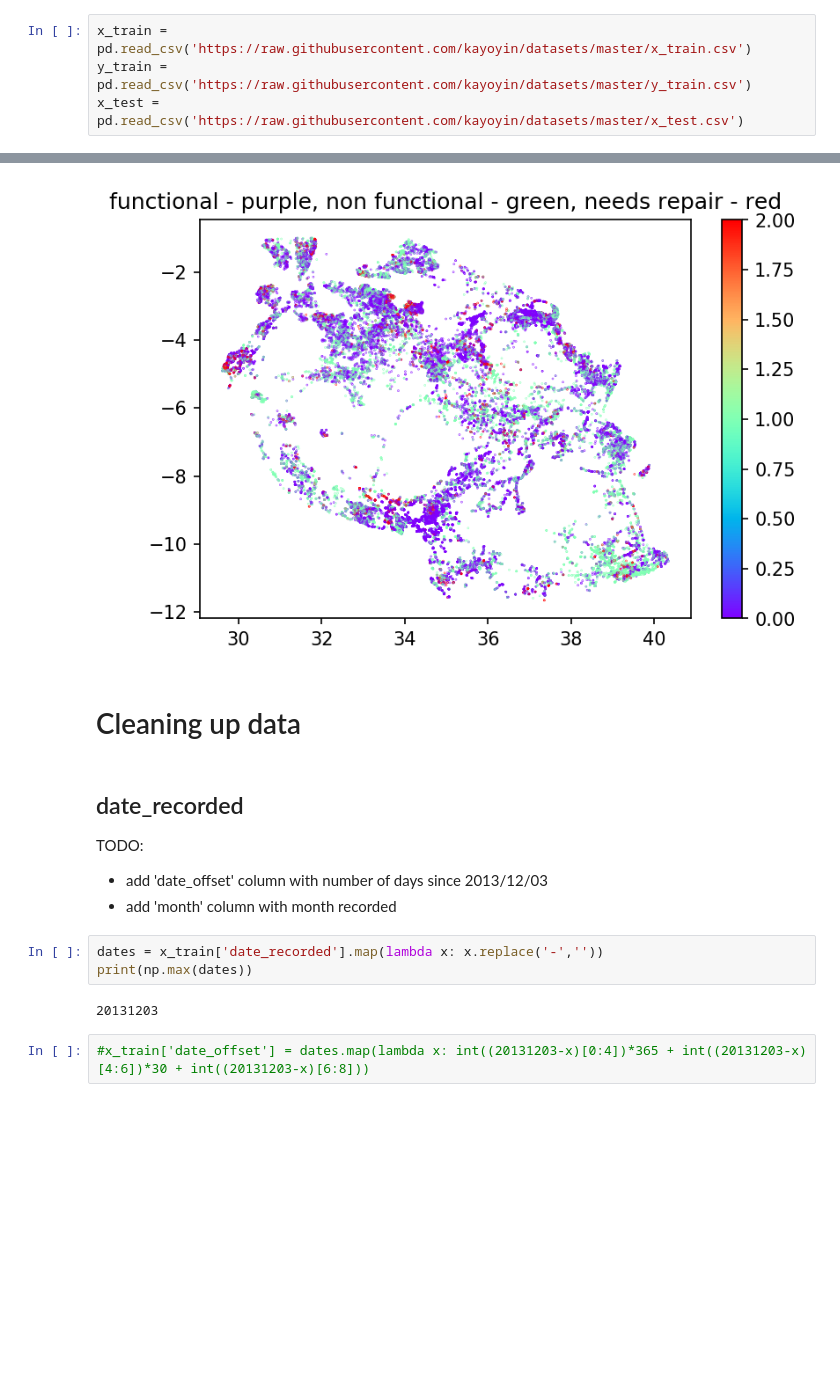
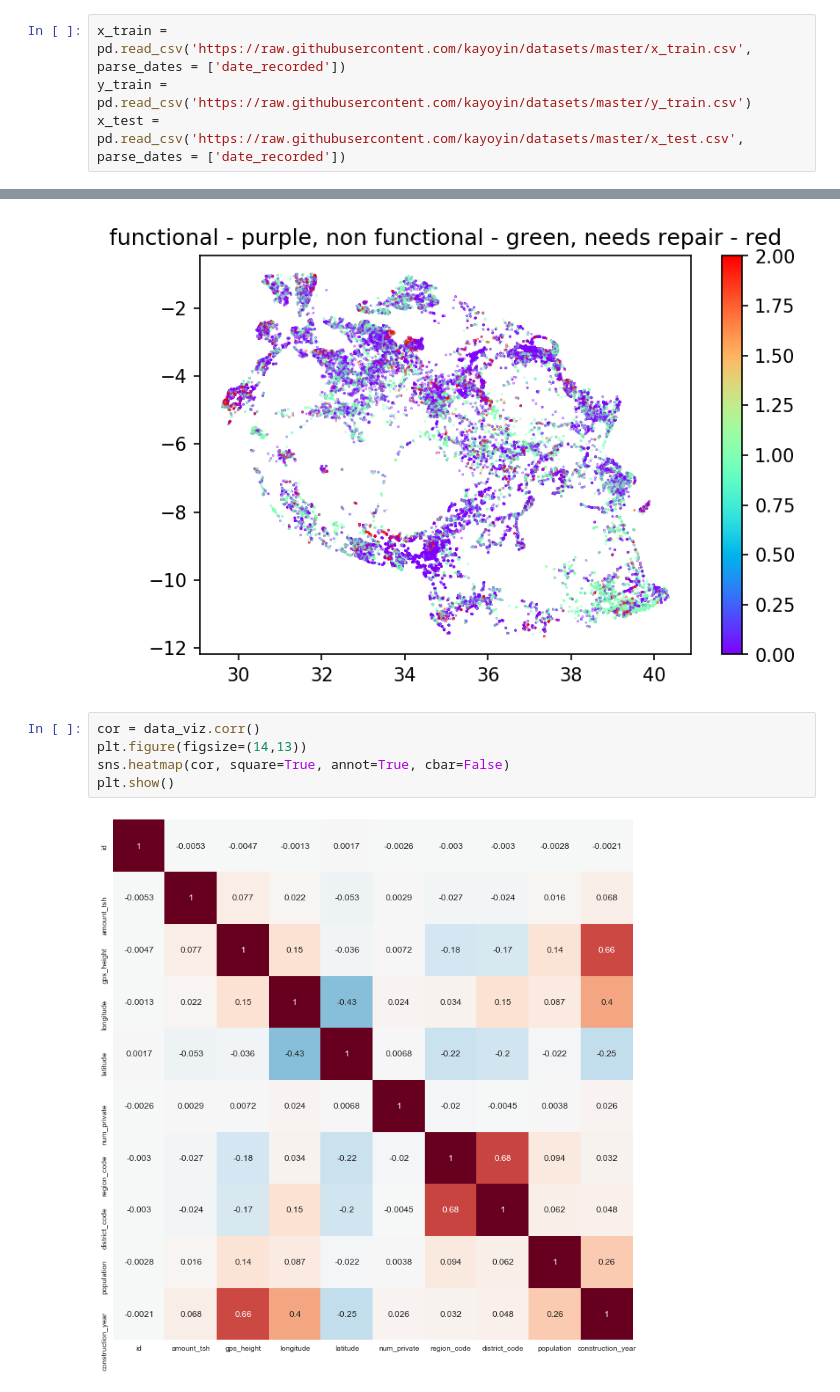
Before and after one commit to kayoyin/water-pumps, a Jupyter notebook: pipes.ipynb, the cells around one changed output, grey strips where cells are left out. Cells and saved outputs as stored; diff of their text form; blank space fills up the shorter version.

Commit message:
clean data

```diff
--- a/pipes.ipynb
+++ b/pipes.ipynb
@@ -17,7 +31,7 @@ import seaborn as sns
 # %%
-x_train = pd.read_csv('https://raw.githubusercontent.com/kayoyin/datasets/master/x_train.csv')
+x_train = pd.read_csv('https://raw.githubusercontent.com/kayoyin/datasets/master/x_train.csv', parse_dates = ['date_recorded'])
 y_train = pd.read_csv('https://raw.githubusercontent.com/kayoyin/datasets/master/y_train.csv')
-x_test = pd.read_csv('https://raw.githubusercontent.com/kayoyin/datasets/master/x_test.csv')
+x_test = pd.read_csv('https://raw.githubusercontent.com/kayoyin/datasets/master/x_test.csv', parse_dates = ['date_recorded'])
 # %%
 print(x_train.shape, y_train.shape, x_test.shape)
 # %% [output]
@@ -158,18 +172,10 @@ plt.colorbar()
 plt.show()
 # %% [output]
 [figure]
-# %% [markdown]
-# Cleaning up data
-# %% [markdown]
-## date_recorded
-
-TODO:
-- add 'date_offset' column with number of days since 2013/12/03
-- add 'month' column with month recorded
-# %%
-dates = x_train['date_recorded'].map(lambda x: x.replace('-',''))
-print(np.max(dates))
-# %% [output]
-20131203
-# %%
-#x_train['date_offset'] = dates.map(lambda x: int((20131203-x)[0:4])*365 + int((20131203-x)[4:6])*30 + int((20131203-x)[6:8]))
+# %%
+cor = data_viz.corr()
+plt.figure(figsize=(14,13))
+sns.heatmap(cor, square=True, annot=True, cbar=False)
+plt.show()
+# %% [output]
+[figure, added]
```
Also changed, not shown: parts of 23 cells of this notebook.
